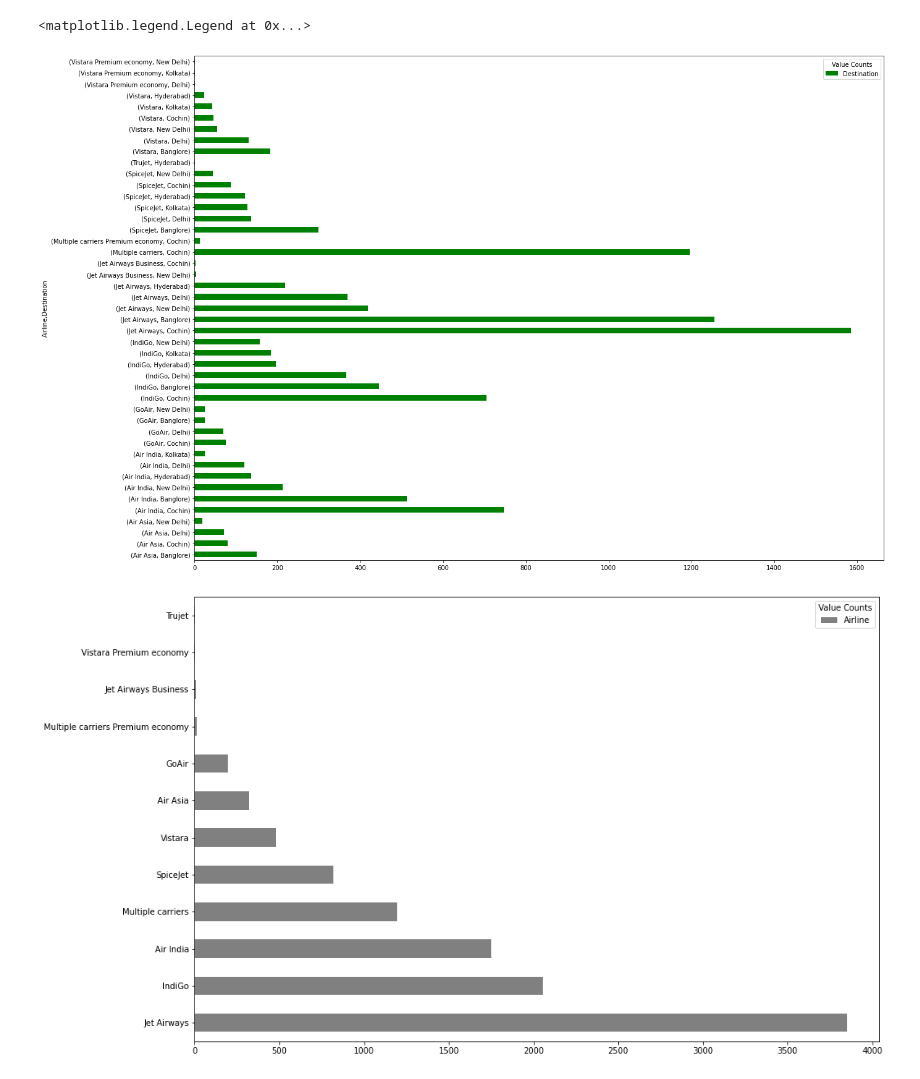
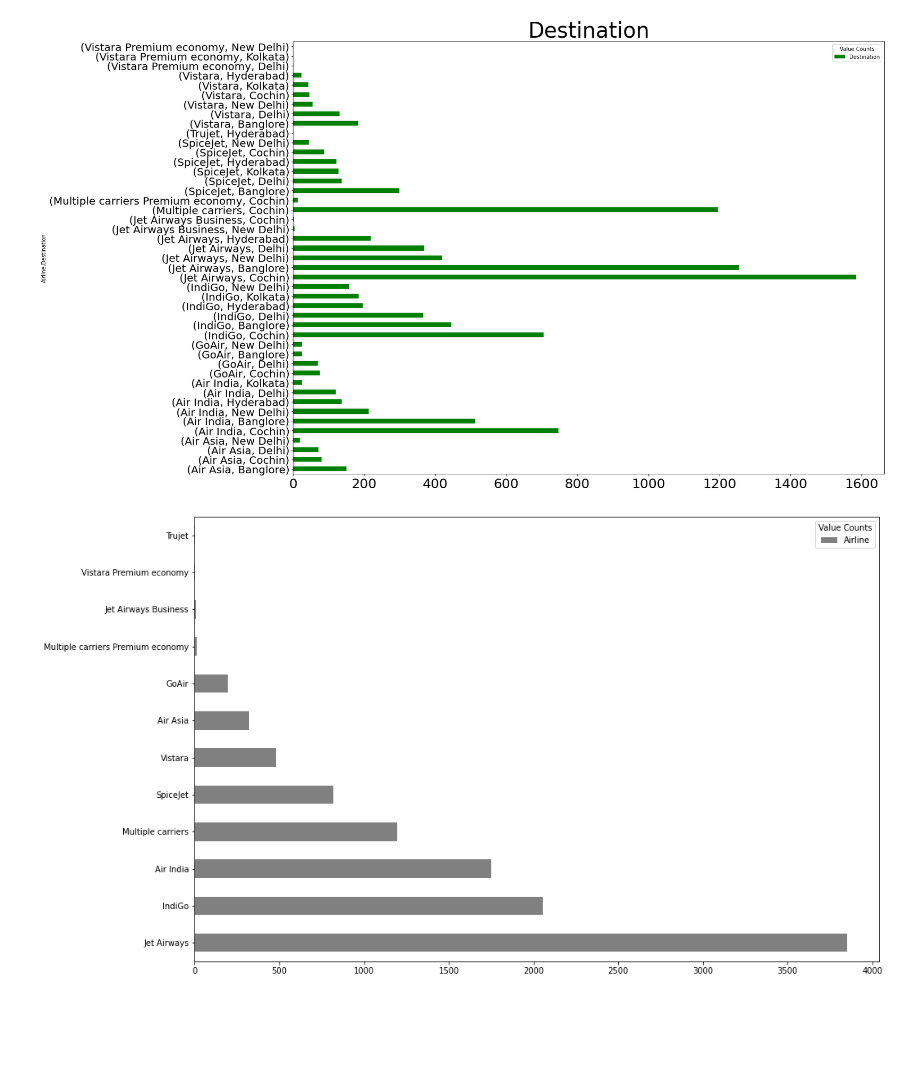
Before and after one commit to RonyEmam/-Predict-The-Flight-Ticket-Price-Hackathon, a Jupyter notebook: Predict The Flight Ticket Price.ipynb, the cells around one changed output. Saved outputs shown, nothing was run; the diff lists cells and outputs as text; code cells hidden in the pictures; blank space fills up the shorter version.

```diff
--- a/Predict The Flight Ticket Price.ipynb
+++ b/Predict The Flight Ticket Price.ipynb
@@ -66,2 +51,3 @@ Name: Route, dtype: int64
 # %%
 df1 = df1.drop('Route', 1)
+df1 = df1.drop('Total_Stops', 1)
@@ -89,8 +83,12 @@ df1.groupby('Source')['Route01'].value_counts().plot.bar()
 # %%
 plt.figure(figsize = (20,15))
 
 df1.groupby('Airline')['Destination'].value_counts().plot.barh(color = 'green')
 plt.legend(title = 'Value Counts')
+# Fontsize of tick labels
+plt.xticks(fontsize=25)
+plt.yticks(fontsize=20)
+plt.title('Destination', fontsize=40)
+plt.show()
 # %% [output]
-<matplotlib.legend.Legend at 0x...>
-[figure, old version]
+[figure, new version]
```
Also changed, not shown: parts of 26 cells of this notebook.
